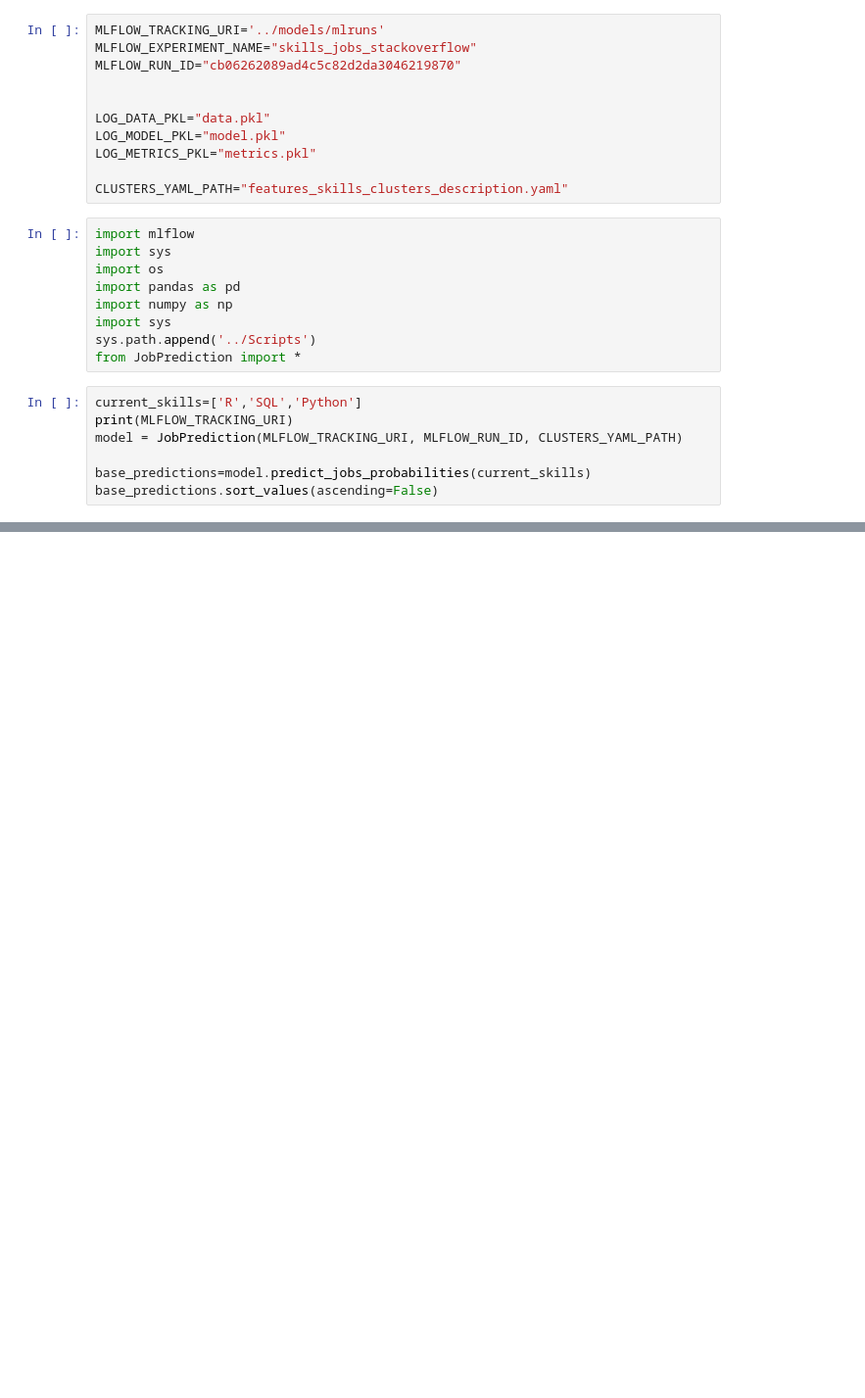
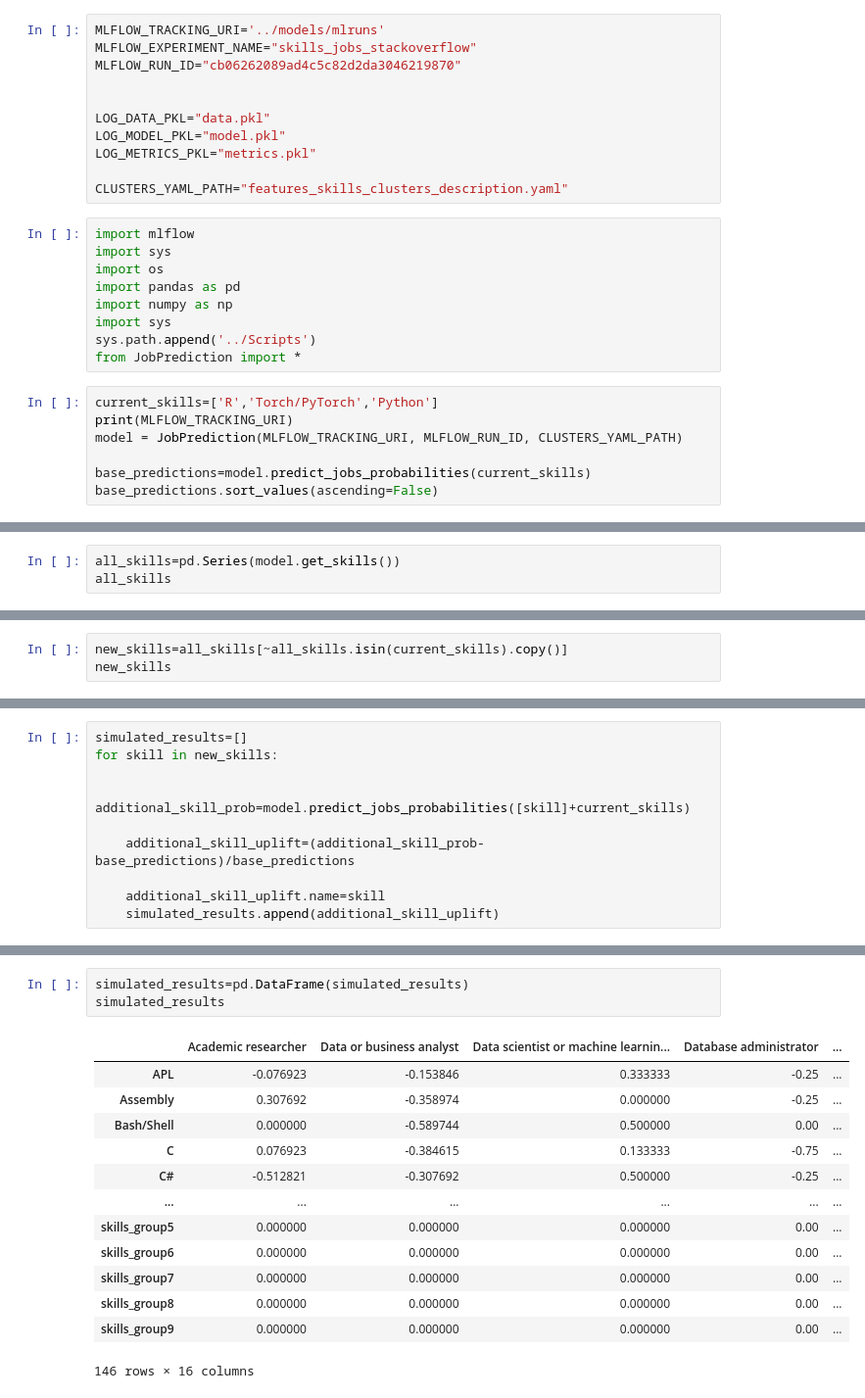
Before and after one commit to MohamedHmamouch/Job-recommendation-system, a Jupyter notebook: Notebook/simulation_2.ipynb, the cells around one changed output, grey strips where cells are left out. Shown: that part at 98% size. Saved outputs shown, nothing was run; the diff lists cells and outputs as text; blank space fills up the shorter version.

Commit message:
recommandation for new skills

```diff
--- a/Notebook/simulation_2.ipynb
+++ b/Notebook/simulation_2.ipynb
@@ -19,7 +19,7 @@ import sys
 sys.path.append('../Scripts')
 from JobPrediction import *
 # %%
-current_skills=['R','SQL','Python']
+current_skills=['R','Torch/PyTorch','Python']
 print(MLFLOW_TRACKING_URI)
 model = JobPrediction(MLFLOW_TRACKING_URI, MLFLOW_RUN_ID, CLUSTERS_YAML_PATH)
 
@@ -49,0 +52,3 @@ dtype: float64
+# %%
+all_skills=pd.Series(model.get_skills())
+all_skills
@@ -49,0 +68,3 @@ dtype: float64
+# %%
+new_skills=all_skills[~all_skills.isin(current_skills).copy()]
+new_skills
@@ -49,0 +84,10 @@ dtype: float64
+# %%
+simulated_results=[]
+for skill in new_skills:
+
+    additional_skill_prob=model.predict_jobs_probabilities([skill]+current_skills)
+
+    additional_skill_uplift=(additional_skill_prob-base_predictions)/base_predictions
+
+    additional_skill_uplift.name=skill
+    simulated_results.append(additional_skill_uplift)
@@ -49,0 +112,17 @@ dtype: float64
+# %%
+simulated_results=pd.DataFrame(simulated_results)
+simulated_results
+# %% [output]
+|  | Academic researcher | Data or business analyst | Data scientist or machine learnin... | Database administrator | ... |
+| APL | -0.076923 | -0.153846 | 0.333333 | -0.25 | ... |
+| Assembly | 0.307692 | -0.358974 | 0.000000 | -0.25 | ... |
+| Bash/Shell | 0.000000 | -0.589744 | 0.500000 | 0.00 | ... |
+| C | 0.076923 | -0.384615 | 0.133333 | -0.75 | ... |
+| C# | -0.512821 | -0.307692 | 0.500000 | -0.25 | ... |
+| ... | ... | ... | ... | ... | ... |
+| skills_group5 | 0.000000 | 0.000000 | 0.000000 | 0.00 | ... |
+| skills_group6 | 0.000000 | 0.000000 | 0.000000 | 0.00 | ... |
+| skills_group7 | 0.000000 | 0.000000 | 0.000000 | 0.00 | ... |
+| skills_group8 | 0.000000 | 0.000000 | 0.000000 | 0.00 | ... |
+| skills_group9 | 0.000000 | 0.000000 | 0.000000 | 0.00 | ... |
+146 rows × 16 columns
```
Also changed, not shown: parts of 9 cells of this notebook.
